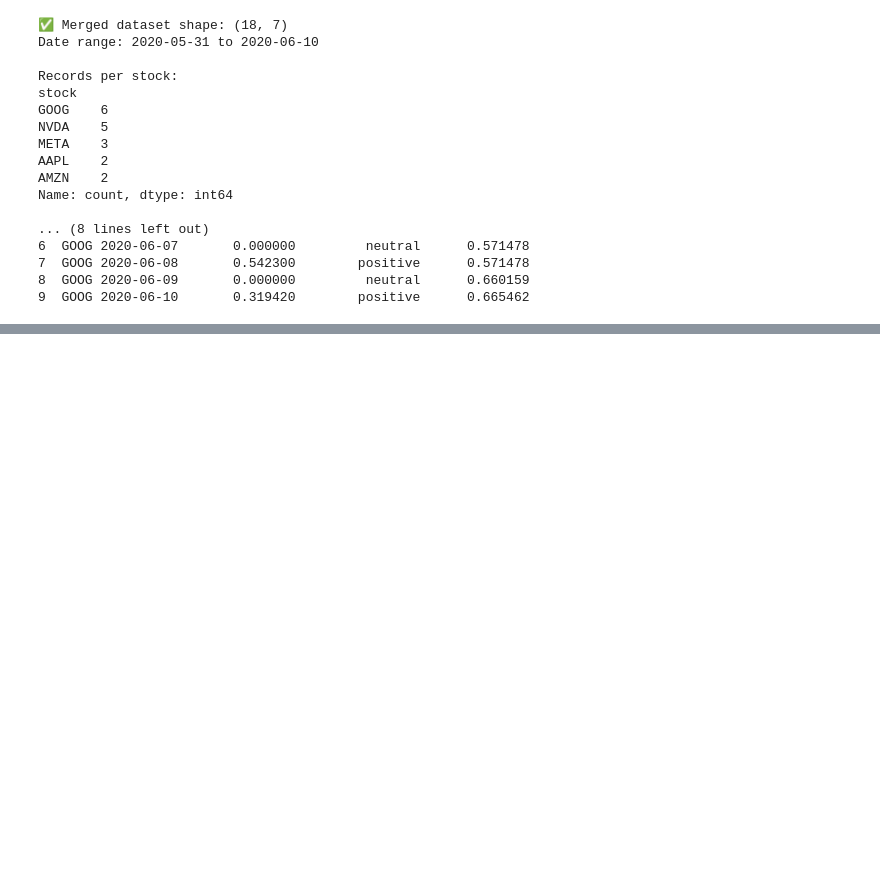
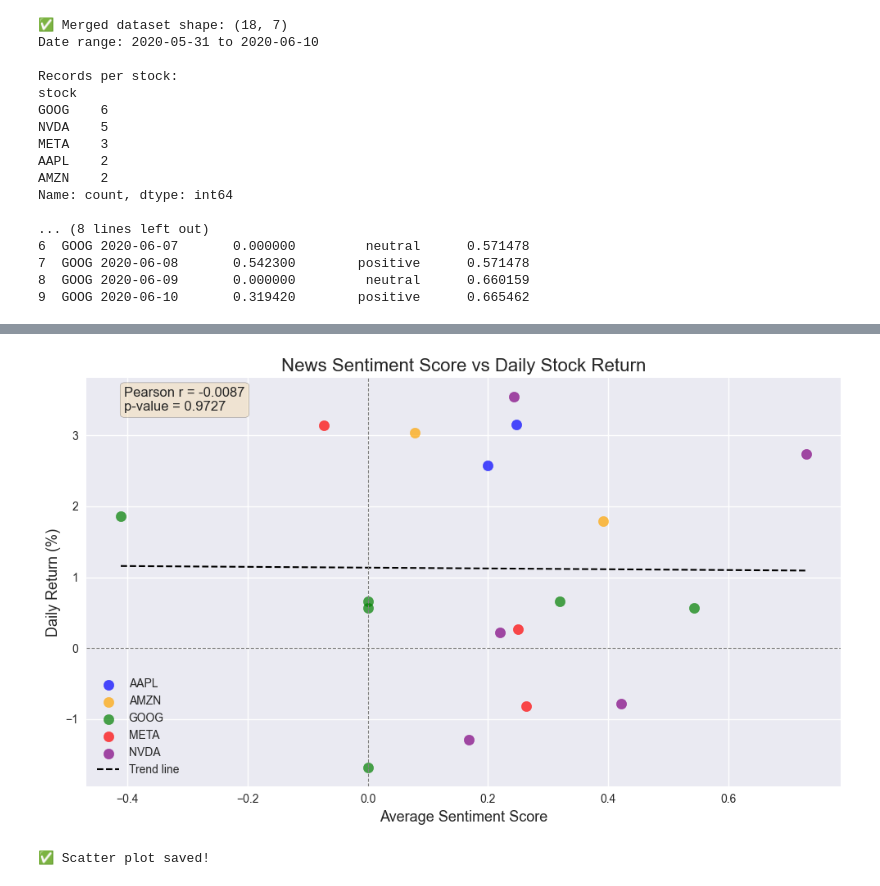
Before and after one commit to Samrawit-alemu/news-sentiment-analysis, a Jupyter notebook: notebooks/correlation_analysis.ipynb, the cells around one changed output, grey strips where cells are left out. Saved outputs shown, nothing was run; the diff lists cells and outputs as text; code cells hidden in the pictures; blank space fills up the shorter version.

Commit message:
feat: complete Task 3 correlation analysis with visualizations and interpretation

```diff
--- a/notebooks/correlation_analysis.ipynb
+++ b/notebooks/correlation_analysis.ipynb
@@ -306,0 +374,51 @@ Name: count, dtype: int64
+# %%
+# ============================================
+# VISUALIZATION 1: SCATTER PLOT
+# ============================================
+
+plt.figure(figsize=(10, 6))
+
+# Plot each stock with different color
+colors = {'AAPL': 'blue', 'AMZN': 'orange',
+          'GOOG': 'green', 'META': 'red', 'NVDA': 'purple'}
+
+for stock in merged_df['stock'].unique():
+    stock_data = merged_df[merged_df['stock'] == stock]
+    plt.scatter(
+        stock_data['avg_sentiment'],
+        stock_data['Daily_Return'],
+        label=stock,
+        alpha=0.7,
+        color=colors.get(stock, 'grey'),
+        s=80
+    )
+
+# Add regression line
+x = merged_df['avg_sentiment']
+y = merged_df['Daily_Return']
+m, b = np.polyfit(x, y, 1)
+plt.plot(sorted(x), [m*xi + b for xi in sorted(x)],
+         color='black', linestyle='--', linewidth=1.5, label='Trend line')
+
+# Annotate correlation
+plt.annotate(
+    f'Pearson r = {correlation:.4f}\np-value = {p_value:.4f}',
+    xy=(0.05, 0.92),
+    xycoords='axes fraction',
+    fontsize=12,
+    bbox=dict(boxstyle='round', facecolor='wheat', alpha=0.5)
+)
+
+plt.title('News Sentiment Score vs Daily Stock Return', fontsize=16)
+plt.xlabel('Average Sentiment Score', fontsize=13)
+plt.ylabel('Daily Return (%)', fontsize=13)
+plt.axhline(0, color='grey', linestyle='--', linewidth=0.8)
+plt.axvline(0, color='grey', linestyle='--', linewidth=0.8)
+plt.legend()
+plt.tight_layout()
+plt.savefig('../data/raw/sentiment_vs_returns_scatter.png', dpi=150)
+plt.show()
+print("✅ Scatter plot saved!")
+# %% [output]
+[figure, added]
+✅ Scatter plot saved!
```
Also changed, not shown: parts of 3 cells of this notebook.
